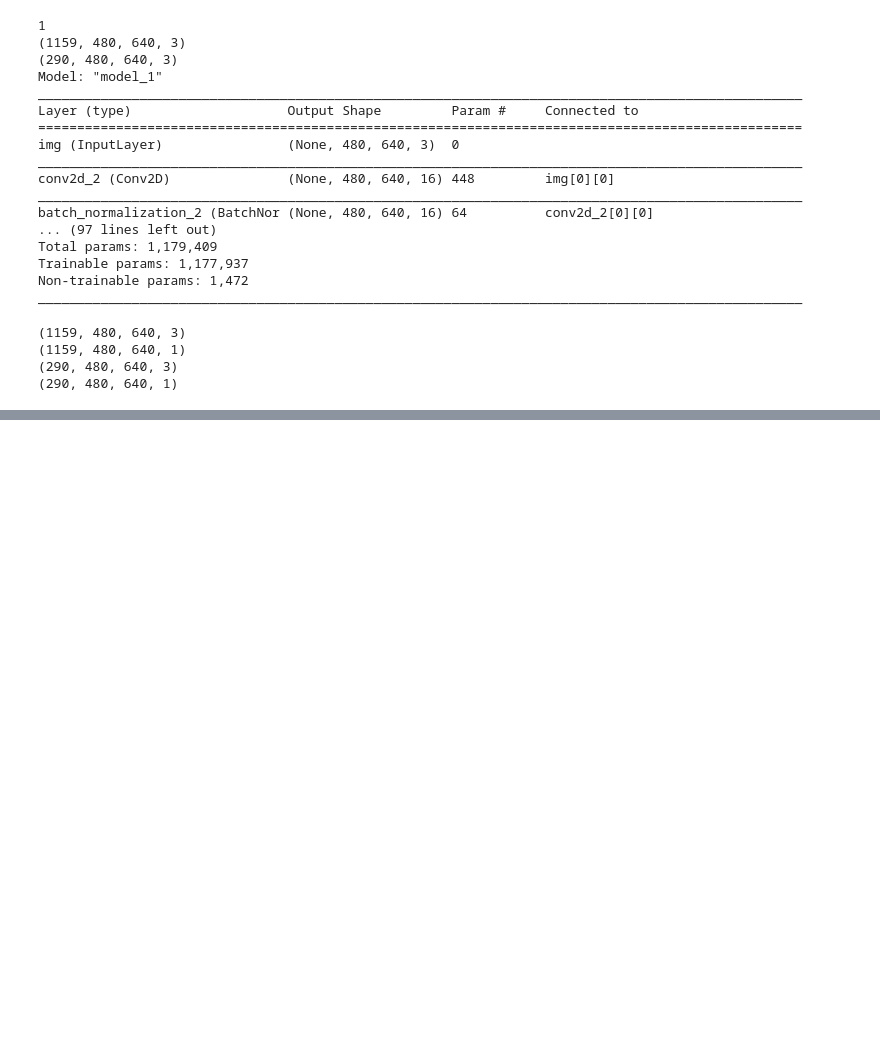
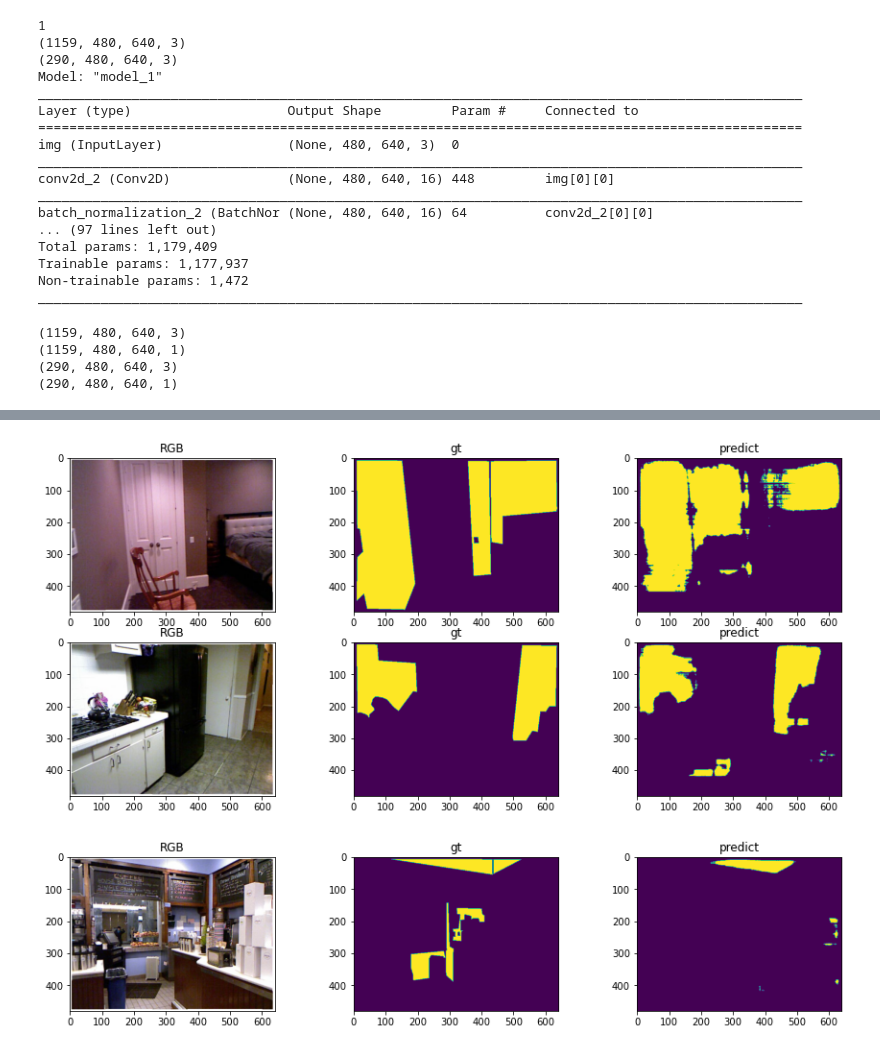
Before and after one commit to Intelligent-Machines-Lab/Omni_3D, a Jupyter notebook: Semantic_segmentation/semantic_cnn.ipynb, the cells around one changed output, grey strips where cells are left out. Saved outputs shown, nothing was run; the diff lists cells and outputs as text; code cells hidden in the pictures; blank space fills up the shorter version.

Commit message:
added trained net

```diff
--- a/Semantic_segmentation/semantic_cnn.ipynb
+++ b/Semantic_segmentation/semantic_cnn.ipynb
@@ -306,0 +318,3 @@ Epoch 8/100
+# %%
+# Load best model
+unet.load_weights('model-tgs-salt.h5')
@@ -306,0 +327,8 @@ Epoch 8/100
+# %%
+# Predict on train, val and test
+preds_train = unet.predict(images_train, verbose=1)
+preds_val = unet.predict(images_valid, verbose=1)
+
+# Threshold predictions
+preds_train_t = (preds_train > 0.5).astype(np.uint8)
+preds_val_t = (preds_val > 0.5).astype(np.uint8)
@@ -306,0 +338,39 @@ Epoch 8/100
+# %%
+import random
+i1 = random.randint(0, 1159)
+i2 = random.randint(0, 1159)
+i3 = random.randint(0, 1159)
+plt.subplot(3, 3, 1)
+plt.title('RGB')
+plt.imshow(images_train[i1,:,:])
+plt.subplot(3, 3, 2)
+plt.title('gt')
+plt.imshow(labels[i1,:,:])
+plt.subplot(3, 3, 3)
+plt.title('predict')
+plt.imshow(preds_train_t[i1,:,:])
+
+plt.subplot(3, 3, 4)
+plt.title('RGB')
+plt.imshow(images_train[i2,:,:,:])
+plt.subplot(3, 3, 5)
+plt.title('gt')
+plt.imshow(labels[i2,:,:])
+plt.subplot(3, 3, 6)
+plt.title('predict')
+plt.imshow(preds_train_t[i2,:,:])
+plt.show()
+
+plt.subplot(3, 3, 7)
+plt.title('RGB')
+plt.imshow(images_train[i3,:,:,:])
+plt.subplot(3, 3, 8)
+plt.title('gt')
+plt.imshow(labels[i3,:,:])
+plt.subplot(3, 3, 9)
+plt.title('predict')
+plt.imshow(preds_train_t[i3,:,:])
+plt.show()
+# %% [output]
+[figure, added]
+[figure, added]
```
Also changed, not shown: parts of 4 cells of this notebook.
